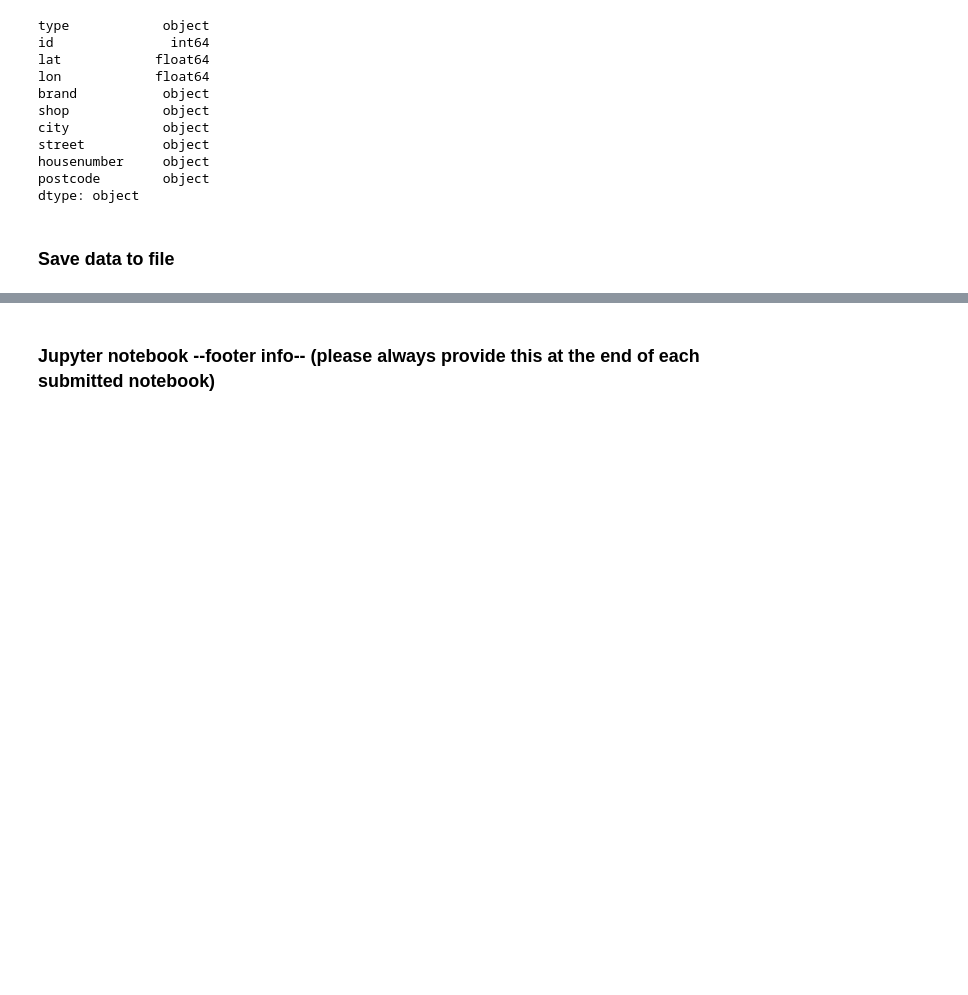
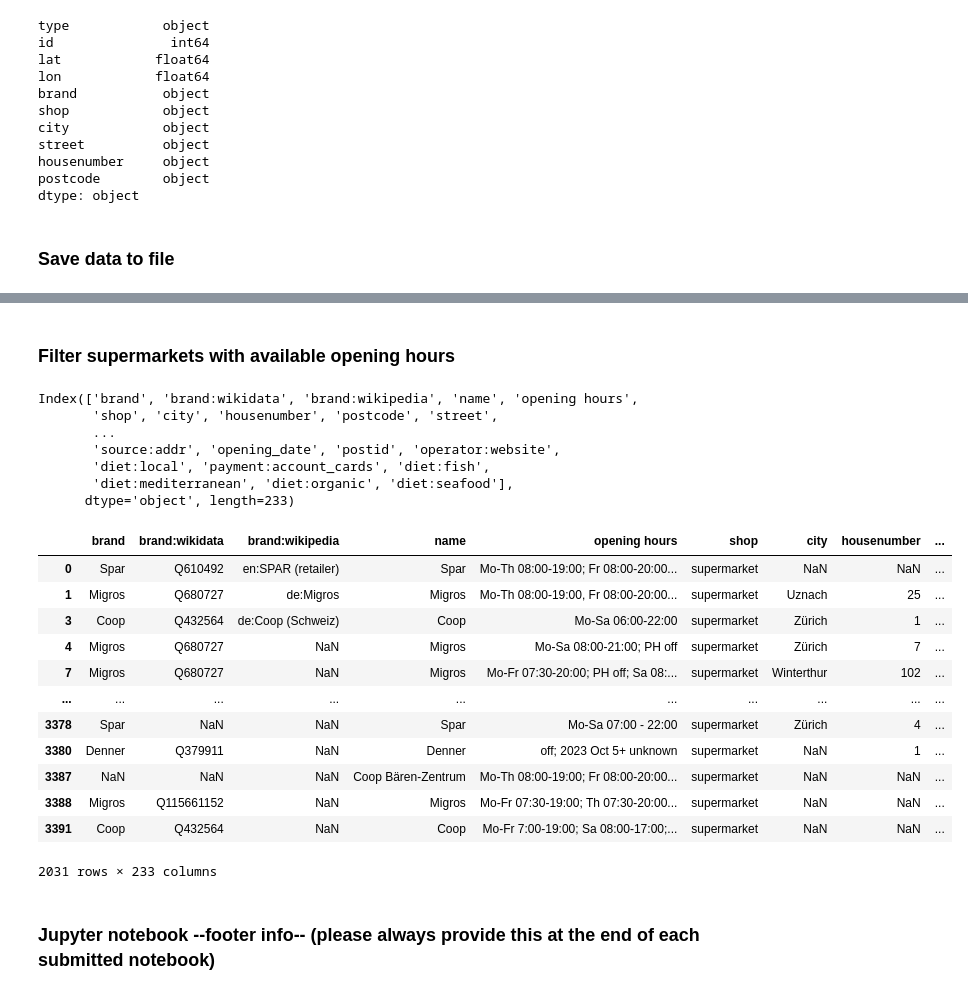
Before and after one commit to ninawueest/data_analytics, a Jupyter notebook: Week_02/supermarkets_data_preparation.ipynb, the cells around one changed output, grey strips where cells are left out. Drawn from its saved outputs; the diff is of its cells as text; code cells hidden in the pictures; blank space fills up the shorter version.

```diff
--- a/Week_02/supermarkets_data_preparation.ipynb
+++ b/Week_02/supermarkets_data_preparation.ipynb
@@ -169,0 +248,17 @@ df.to_csv('supermarkets_data_prepared.csv',
+# %%
+# Include opening hours as additional variable in the data frame.
+# Change to data frame
+df3 = pd.DataFrame.from_records(df1.tags)
+df3[['brand', 'shop', 'opening_hours', 'addr:city', 'addr:street', 'addr:housenumber', 'addr:postcode']]
+
+# Rename selected columns
+df3 = df3.rename(columns={'opening_hours': 'opening hours',
+                          'addr:city': 'city',
+                          'addr:street':'street',
+                          'addr:housenumber': 'housenumber',
+                          'addr:postcode': 'postcode'})
+
+# Show first records of data frame
+df3.head()
+
+# NOTE: Ich wollte überflüssige Spalten entfernen, jedoch wusste ich nie wie ohne dass ich Fehler erhalte :(
@@ -170,3 +273,31 @@ df.to_csv('supermarkets_data_prepared.csv',
+# %% [markdown]
+<h3>Filter supermarkets with available opening hours</h3>
+# %%
+# Filter supermarkets with available opening hours.
+print(df3.columns)
+df_filtered = df3.loc[(df3['opening hours'].notna())]
+df_filtered
+# %% [output]
+Index(['brand', 'brand:wikidata', 'brand:wikipedia', 'name', 'opening hours',
+       'shop', 'city', 'housenumber', 'postcode', 'street',
+       ...
+       'source:addr', 'opening_date', 'postid', 'operator:website',
+       'diet:local', 'payment:account_cards', 'diet:fish',
+       'diet:mediterranean', 'diet:organic', 'diet:seafood'],
+      dtype='object', length=233)
+|  | brand | brand:wikidata | brand:wikipedia | name | opening hours | shop | city | housenumber | ... |
+| 0 | Spar | Q610492 | en:SPAR (retailer) | Spar | Mo-Th 08:00-19:00; Fr 08:00-20:00... | supermarket | NaN | NaN | ... |
+| 1 | Migros | Q680727 | de:Migros | Migros | Mo-Th 08:00-19:00, Fr 08:00-20:00... | supermarket | Uznach | 25 | ... |
+| 3 | Coop | Q432564 | de:Coop (Schweiz) | Coop | Mo-Sa 06:00-22:00 | supermarket | Zürich | 1 | ... |
+| 4 | Migros | Q680727 | NaN | Migros | Mo-Sa 08:00-21:00; PH off | supermarket | Zürich | 7 | ... |
+| 7 | Migros | Q680727 | NaN | Migros | Mo-Fr 07:30-20:00; PH off; Sa 08:... | supermarket | Winterthur | 102 | ... |
+| ... | ... | ... | ... | ... | ... | ... | ... | ... | ... |
+| 3378 | Spar | NaN | NaN | Spar | Mo-Sa 07:00 - 22:00 | supermarket | Zürich | 4 | ... |
+| 3380 | Denner | Q379911 | NaN | Denner | off; 2023 Oct 5+ unknown | supermarket | NaN | 1 | ... |
+| 3387 | NaN | NaN | NaN | Coop Bären-Zentrum | Mo-Th 08:00-19:00; Fr 08:00-20:00... | supermarket | NaN | NaN | ... |
+| 3388 | Migros | Q115661152 | NaN | Migros | Mo-Fr 07:30-19:00; Th 07:30-20:00... | supermarket | NaN | NaN | ... |
+| 3391 | Coop | Q432564 | NaN | Coop | Mo-Fr 7:00-19:00; Sa 08:00-17:00;... | supermarket | NaN | NaN | ... |
+2031 rows × 233 columns
 # %% [markdown]
 ### Jupyter notebook --footer info-- (please always provide this at the end of each submitted notebook)
 # %%
```
Also changed, not shown: parts of 12 cells of this notebook, 5 other files.
